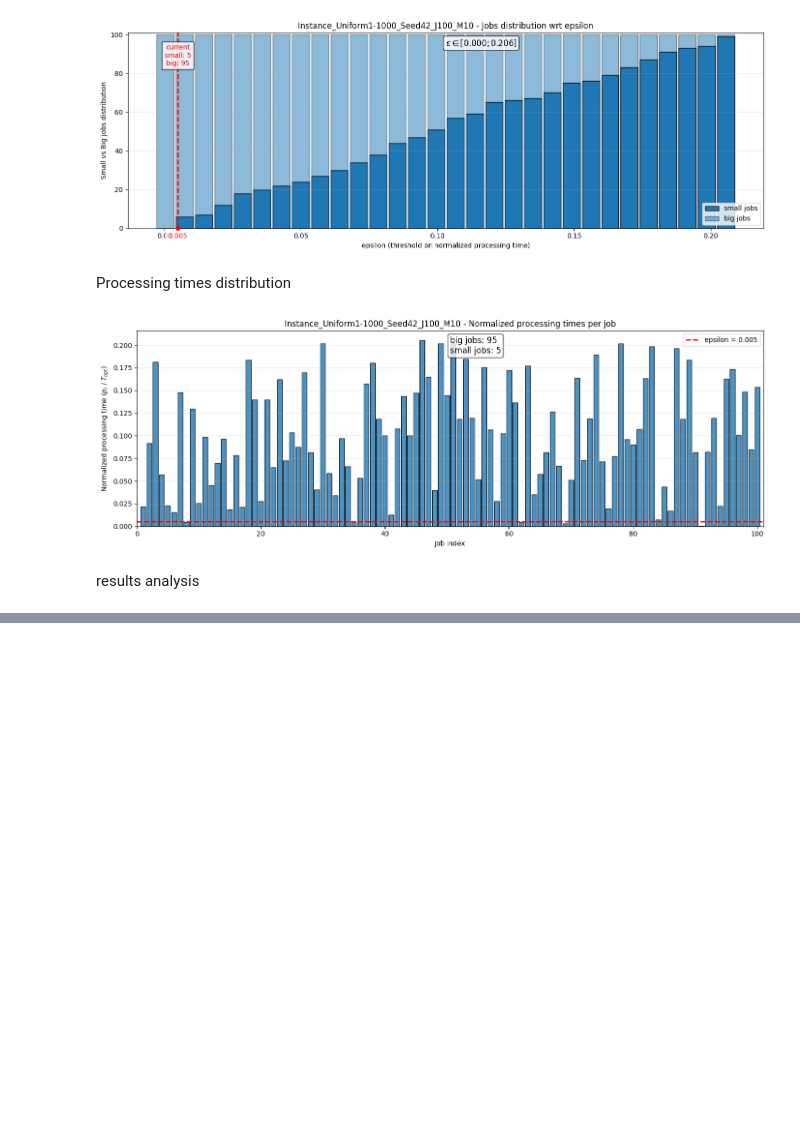
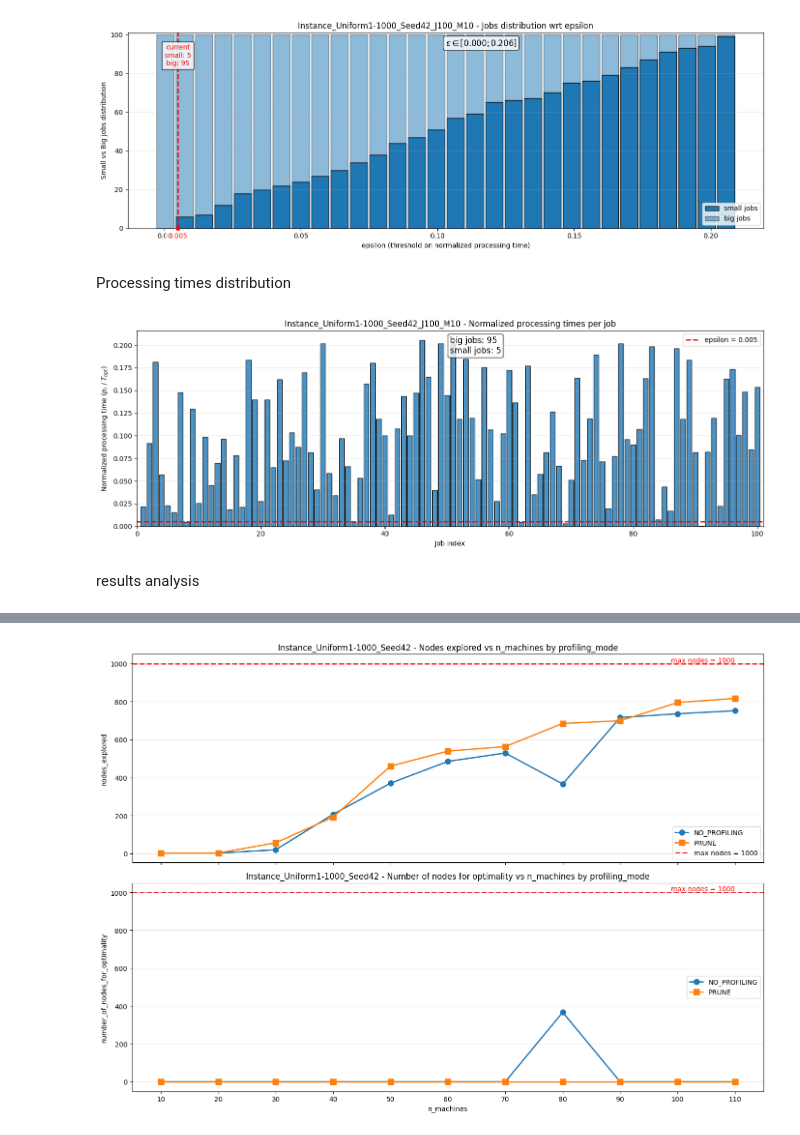
Before and after one commit to BEagle1984/branch_and_bound_as_PTAS, a Jupyter notebook: plots_identical.ipynb, the cells around one changed output, grey strips where cells are left out. Drawn from its saved outputs; the diff is of its cells as text; code cells hidden in the pictures; blank space fills up the shorter version.

```diff
--- a/plots_identical.ipynb
+++ b/plots_identical.ipynb
@@ -242,0 +252,7 @@ Name: epsilon, dtype: float64
+# %%
+filename_resutls = "latest_identical_job_scheduling_random_instances.csv"
+
+max_nodes = 1_000
+
+df_results = pd.read_csv(f"{folder_path_output}/{filename_resutls}")
+df_results
@@ -242,0 +277,58 @@ Name: epsilon, dtype: float64
+# %%
+# two-panel: top = nodes_explored, bottom = number_of_nodes_for_optimality
+df_nodes = df_results.groupby(['n_machines', 'profiling_mode'])['nodes_explored'].sum().reset_index()
+df_nodes_pivot = df_nodes.pivot(index='n_machines', columns='profiling_mode', values='nodes_explored').sort_index()
+
+df_opt = df_results.groupby(['n_machines', 'profiling_mode'])['number_of_nodes_for_optimality'].sum().reset_index()
+df_opt_pivot = df_opt.pivot(index='n_machines', columns='profiling_mode', values='number_of_nodes_for_optimality').sort_index()
+
+fig, (ax_top, ax_bot) = plt.subplots(2, 1, figsize=(14, 10), sharex=True)
+
+# top: nodes_explored
+for i, mode in enumerate(df_nodes_pivot.columns):
+  ax_top.plot(df_nodes_pivot.index, df_nodes_pivot[mode].values,
+              label=mode,
+              marker=marker_list[i % len(marker_list)],
+              color=colors_map[i % len(colors_map)],
+              linewidth=2, markersize=8)
+
+# draw horizontal max_nodes line on top plot
+ax_top.axhline(max_nodes, color='red', linestyle='--', linewidth=2, label=f'max nodes = {max_nodes}', zorder=0)
+ymin, ymax = ax_top.get_ylim()
+if ymax < max_nodes:
+  ax_top.set_ylim(ymin, max_nodes * 1.05)
+
+ax_top.text(df_nodes_pivot.index.max(), max_nodes, f' max nodes = {max_nodes}', color='red', va='bottom', ha='right', fontsize=10)
+ax_top.set_ylabel('nodes_explored')
+ax_top.set_title(f"{instance_name[:29]} - Nodes explored vs n_machines by profiling_mode")
+ax_top.grid(axis='y', alpha=0.3)
+ax_top.legend()
+
+# bottom: number_of_nodes_for_optimality
+for i, mode in enumerate(df_opt_pivot.columns):
+  ax_bot.plot(df_opt_pivot.index, df_opt_pivot[mode].values,
+              label=mode,
+              marker=marker_list[i % len(marker_list)],
+              color=colors_map[i % len(colors_map)],
+              linewidth=2, markersize=8)
+
+# draw horizontal max_nodes line on bottom plot
+ax_bot.axhline(max_nodes, color='red', linestyle='--', linewidth=2, zorder=0)
+ymin_b, ymax_b = ax_bot.get_ylim()
+if ymax_b < max_nodes:
+  ax_bot.set_ylim(ymin_b, max_nodes * 1.05)
+if ymin_b > max_nodes:
+  ax_bot.set_ylim(max_nodes * 0.95, ymax_b)
+
+ax_bot.text(df_opt_pivot.index.max(), max_nodes, f' max nodes = {max_nodes}', color='red', va='bottom', ha='right', fontsize=10)
+ax_bot.set_xlabel('n_machines')
+ax_bot.set_ylabel('number_of_nodes_for_optimality')
+ax_bot.set_title(f"{instance_name[:29]} - Number of nodes for optimality vs n_machines by profiling_mode")
+ax_bot.grid(axis='y', alpha=0.3)
+ax_bot.set_xticks(df_nodes_pivot.index)
+ax_bot.legend()
+
+plt.tight_layout()
+plt.show()
+# %% [output]
+[figure, added]
```
Also changed, not shown: parts of 8 cells of this notebook, 5 other files.
